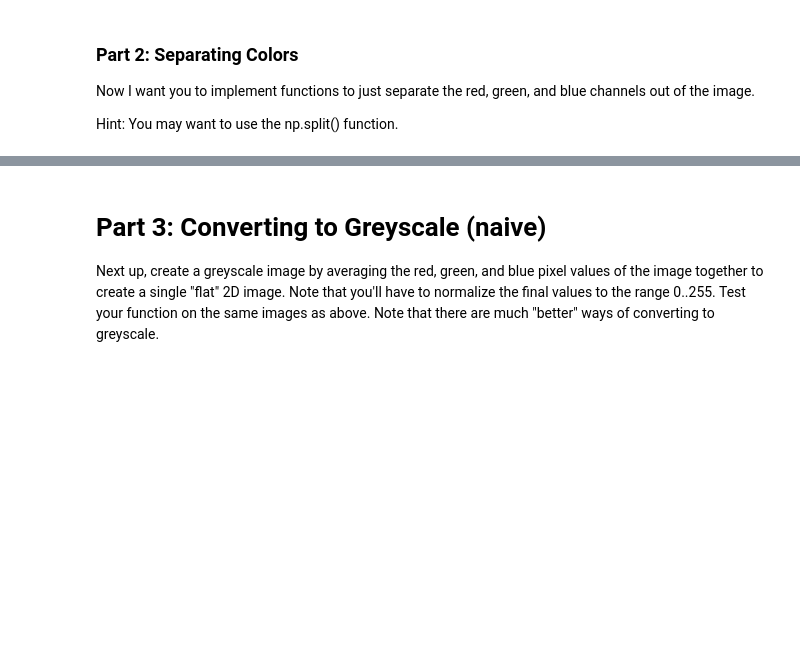
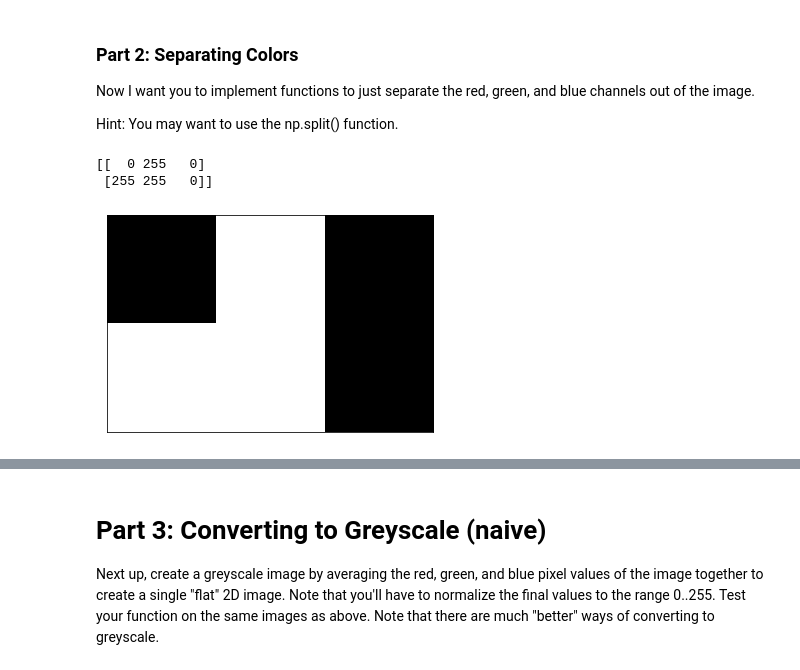
Before and after one commit to chododom/Computer-Vision, a Jupyter notebook: project1/project1.ipynb, the cells around one changed output, grey strips where cells are left out. Saved outputs shown, nothing was run; the diff lists cells and outputs as text; code cells hidden in the pictures; blank space fills up the shorter version.

```diff
--- a/project1/project1.ipynb
+++ b/project1/project1.ipynb
@@ -86,10 +86,16 @@ Hint: You may want to use the np.split() function.
 # %%
 rgb = loadppm("../images/simple.ascii.ppm")
 green = GetGreenPixels(rgb)
 
+print(green)
+
 #you know the routine
-#plt.xticks([]), plt.yticks([])   # to hide tick values on X and Y axis
-#plt.imshow(green,cmap='gray', vmin=0, vmax=255)
-#plt.show()
+plt.xticks([]), plt.yticks([])   # to hide tick values on X and Y axis
+plt.imshow(green,cmap='gray', vmin=0, vmax=255)
+plt.show()
+# %% [output]
+[[  0 255   0]
+ [255 255   0]]
+[figure, added]
 # %%
 red = GetRedPixels(rgb)
```
Also changed, not shown: parts of 2 cells of this notebook, 1 other file.
